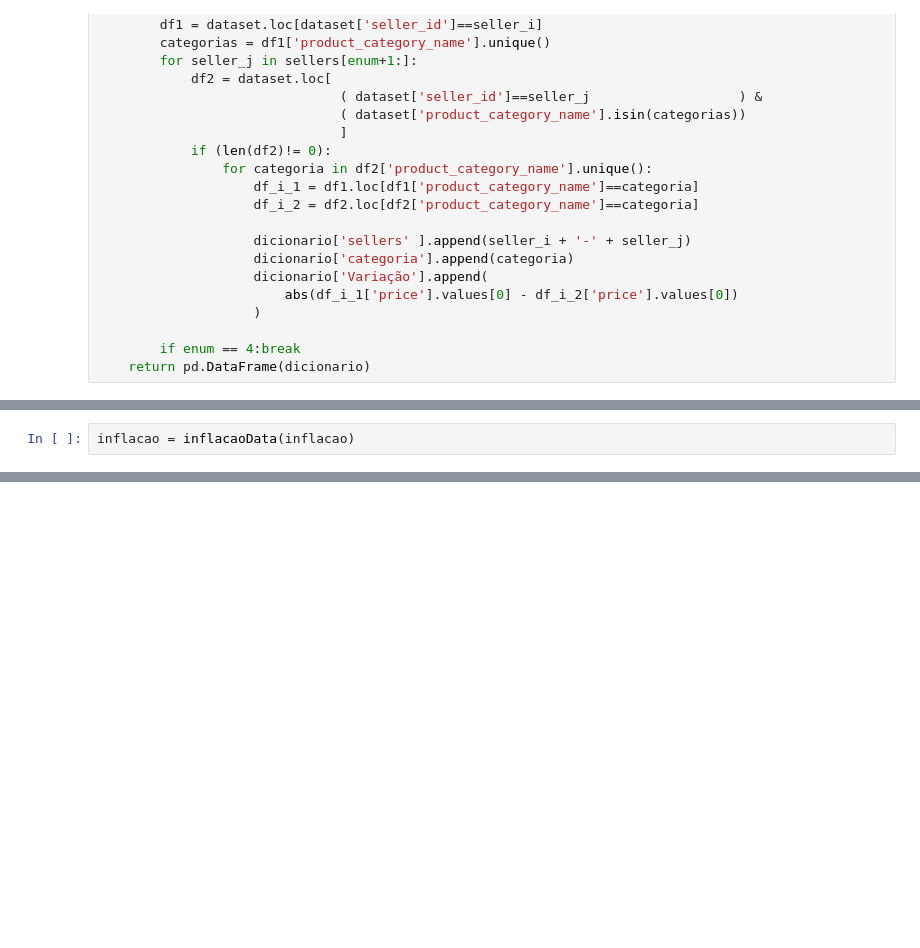
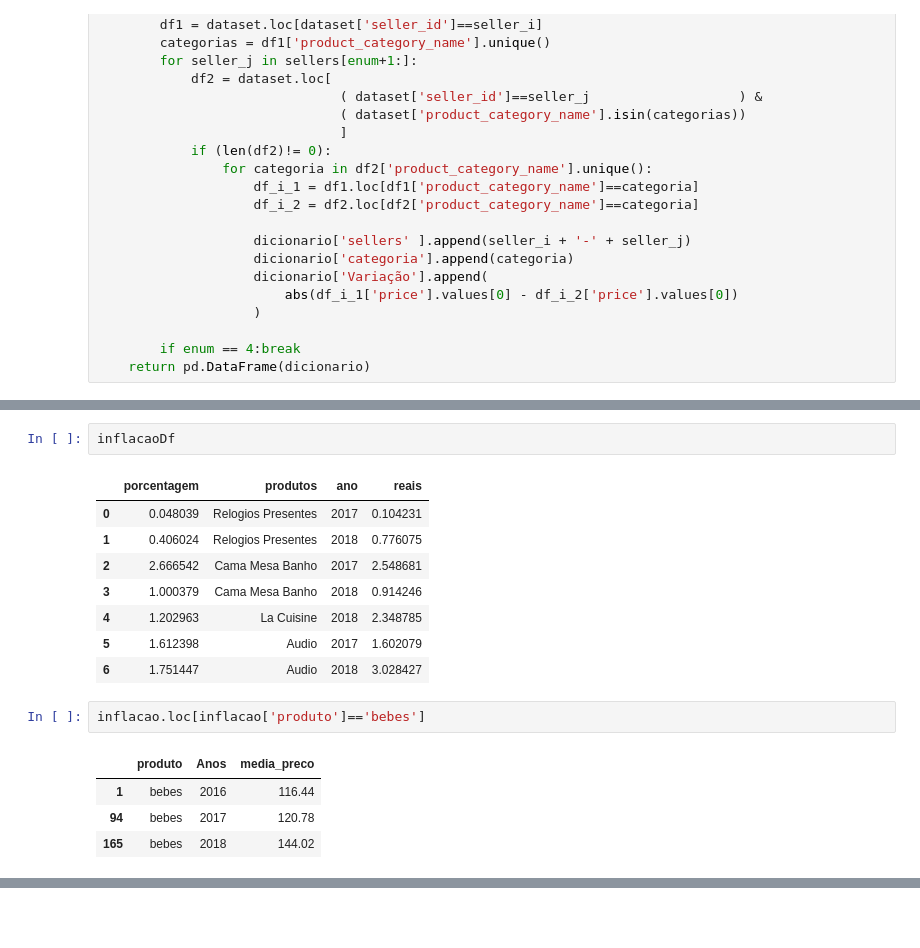
Before and after one commit to kaladabrio2020/Compass.Uol.DataScience, a Jupyter notebook: Sprint 01/ProjetoSprint01/ProjetoSprint01.ipynb, the cells around one changed output, grey strips where cells are left out. Saved outputs shown, nothing was run; the diff lists cells and outputs as text; blank space fills up the shorter version.

```diff
--- a/Sprint 01/ProjetoSprint01/ProjetoSprint01-Desafio.ipynb
+++ b/Sprint 01/ProjetoSprint01/ProjetoSprint01.ipynb
@@ -807,2 +861,18 @@ def inflacaoData(data:pd.DataFrame):
+# %%
+inflacaoDf
+# %% [output]
+|  | porcentagem | produtos | ano | reais |
+| 0 | 0.048039 | Relogios Presentes | 2017 | 0.104231 |
+| 1 | 0.406024 | Relogios Presentes | 2018 | 0.776075 |
+| 2 | 2.666542 | Cama Mesa Banho | 2017 | 2.548681 |
+| 3 | 1.000379 | Cama Mesa Banho | 2018 | 0.914246 |
+| 4 | 1.202963 | La Cuisine | 2018 | 2.348785 |
+| 5 | 1.612398 | Audio | 2017 | 1.602079 |
+| 6 | 1.751447 | Audio | 2018 | 3.028427 |
 # %%
-inflacao = inflacaoData(inflacao)
+inflacao.loc[inflacao['produto']=='bebes']
+# %% [output]
+|  | produto | Anos | media_preco |
+| 1 | bebes | 2016 | 116.44 |
+| 94 | bebes | 2017 | 120.78 |
+| 165 | bebes | 2018 | 144.02 |
```
Also changed, not shown: parts of 10 cells of this notebook, 1 other file.
